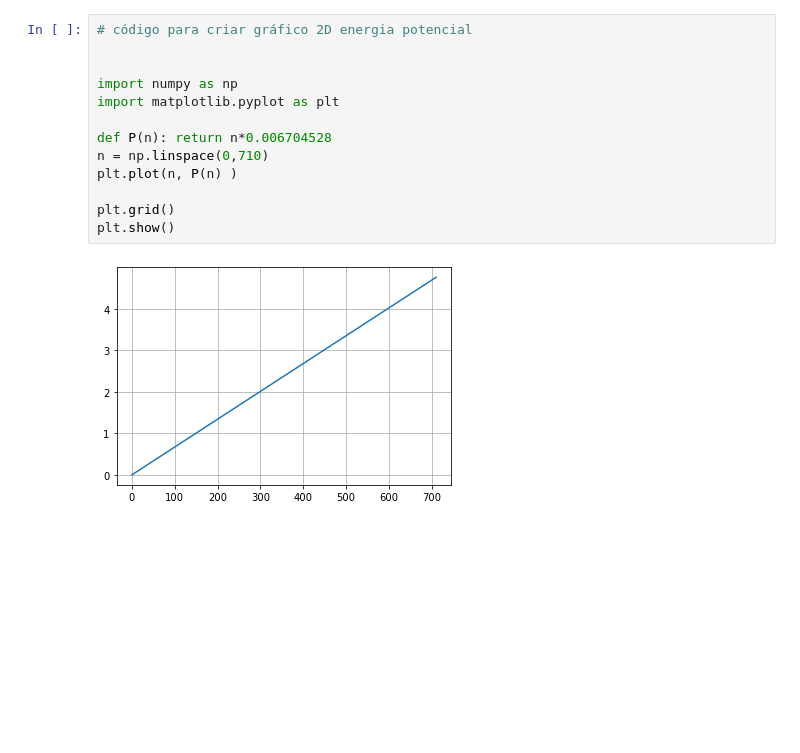
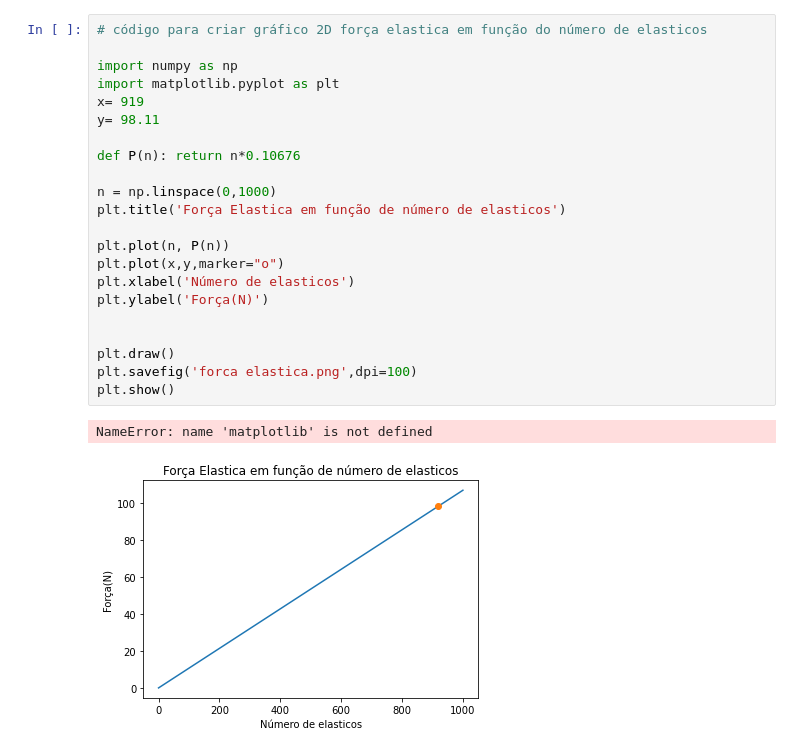
Before and after one commit to vitordallolivo/Pressao-e-trabalho-em-funcao-de-n, a Jupyter notebook: Gráficos.ipynb, the cells around one changed output. Saved outputs shown, nothing was run; the diff lists cells and outputs as text; blank space fills up the shorter version.

```diff
--- a/Gráficos.ipynb
+++ b/Gráficos.ipynb
@@ -1,18 +1,28 @@
 # %%
-# código para criar gráfico 2D energia potencial
-
+# código para criar gráfico 2D força elastica em função do número de elasticos
 
 import numpy as np
 import matplotlib.pyplot as plt
+x= 919
+y= 98.11
 
-def P(n): return n*0.006704528
-n = np.linspace(0,710)
-plt.plot(n, P(n) )
+def P(n): return n*0.10676
 
-plt.grid()
+n = np.linspace(0,1000)
+plt.title('Força Elastica em função de número de elasticos')
+
+plt.plot(n, P(n))
+plt.plot(x,y,marker="o")
+plt.xlabel('Número de elasticos')
+plt.ylabel('Força(N)')
+
+
+plt.draw()
+plt.savefig('forca elastica.png',dpi=100)
 plt.show()
 # %% [output]
+NameError: name 'matplotlib' is not defined
-[figure, old version]
+[figure, new version]
 # %%
 # Grafico 2D pressao melancia com o crescimento no número de elasticos
 
```
Also changed, not shown: parts of 1 cell of this notebook.
